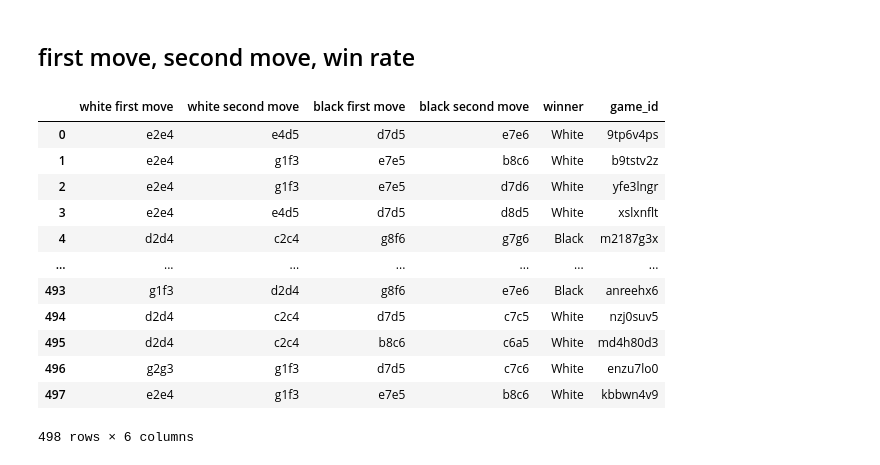
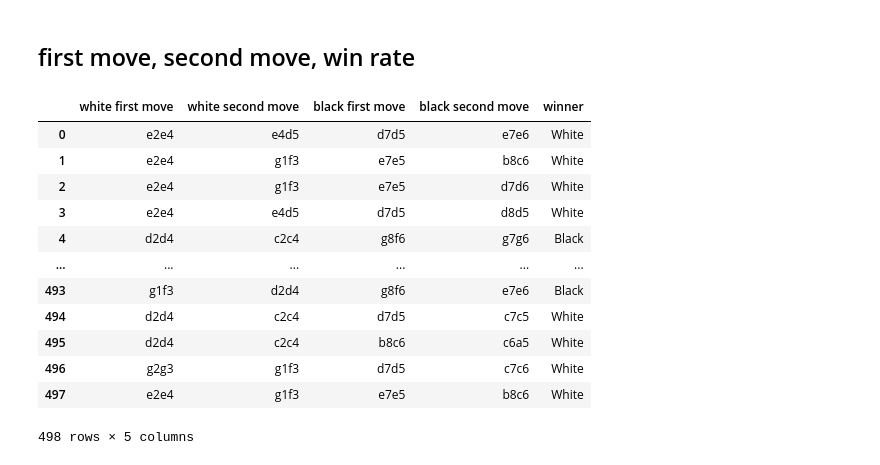
Before and after one commit to realjacoblinder/dsci521, a Jupyter notebook: Phase 2 - the begining.ipynb, the cells around one changed output. Drawn from its saved outputs; the diff is of its cells as text; code cells hidden in the pictures.

```diff
--- a/Phase 2 - the begining.ipynb
+++ b/Phase 2 - the begining.ipynb
@@ -397,38 +395,37 @@ def average_time_per_move(data, games, min_elo, max_elo):
 # %% [markdown]
 ## first move, second move, win rate
 # %%
-openings_dict = {'white first move':[], 'white second move':[], 'black first move':[], 'black second move':[], 'winner':[], 'game_id':[]}
+openings_dict = {'white first move':[], 'white second move':[], 'black first move':[], 'black second move':[], 'winner':[]}
 for game in games.values():
     move_counter = 0
     moves = []
     for move in game.mainline_moves:
         moves.append(str(move))
         if move_counter == 3:
             break
         move_counter += 1
     if len(moves) == 4:
         openings_dict['white first move'].append(moves[0])
         openings_dict['black first move'].append(moves[1])
         openings_dict['white second move'].append(moves[2])
         openings_dict['black second move'].append(moves[3])
         openings_dict['winner'].append(game.winner)
-        openings_dict['game_id'].append(game.game_id)
 four_moves = pd.DataFrame(openings_dict)
 four_moves
 # %% [output]
-|  | white first move | white second move | black first move | black second move | winner | game_id |
-| 0 | e2e4 | e4d5 | d7d5 | e7e6 | White | 9tp6v4ps |
-| 1 | e2e4 | g1f3 | e7e5 | b8c6 | White | b9tstv2z |
-| 2 | e2e4 | g1f3 | e7e5 | d7d6 | White | yfe3lngr |
-| 3 | e2e4 | e4d5 | d7d5 | d8d5 | White | xslxnflt |
-| 4 | d2d4 | c2c4 | g8f6 | g7g6 | Black | m2187g3x |
-| ... | ... | ... | ... | ... | ... | ... |
-| 493 | g1f3 | d2d4 | g8f6 | e7e6 | Black | anreehx6 |
-| 494 | d2d4 | c2c4 | d7d5 | c7c5 | White | nzj0suv5 |
-| 495 | d2d4 | c2c4 | b8c6 | c6a5 | White | md4h80d3 |
-| 496 | g2g3 | g1f3 | d7d5 | c7c6 | White | enzu7lo0 |
-| 497 | e2e4 | g1f3 | e7e5 | b8c6 | White | kbbwn4v9 |
+|  | white first move | white second move | black first move | black second move | winner |
+| 0 | e2e4 | e4d5 | d7d5 | e7e6 | White |
+| 1 | e2e4 | g1f3 | e7e5 | b8c6 | White |
+| 2 | e2e4 | g1f3 | e7e5 | d7d6 | White |
+| 3 | e2e4 | e4d5 | d7d5 | d8d5 | White |
+| 4 | d2d4 | c2c4 | g8f6 | g7g6 | Black |
+| ... | ... | ... | ... | ... | ... |
+| 493 | g1f3 | d2d4 | g8f6 | e7e6 | Black |
+| 494 | d2d4 | c2c4 | d7d5 | c7c5 | White |
+| 495 | d2d4 | c2c4 | b8c6 | c6a5 | White |
+| 496 | g2g3 | g1f3 | d7d5 | c7c6 | White |
+| 497 | e2e4 | g1f3 | e7e5 | b8c6 | White |
-498 rows × 6 columns
+498 rows × 5 columns
 # %%
 def first_four_moves(four_moves, white_first = None, black_first = None, white_second = None):
     if white_first == None:
```
Also changed, not shown: parts of 2 cells of this notebook, 15 other files.
